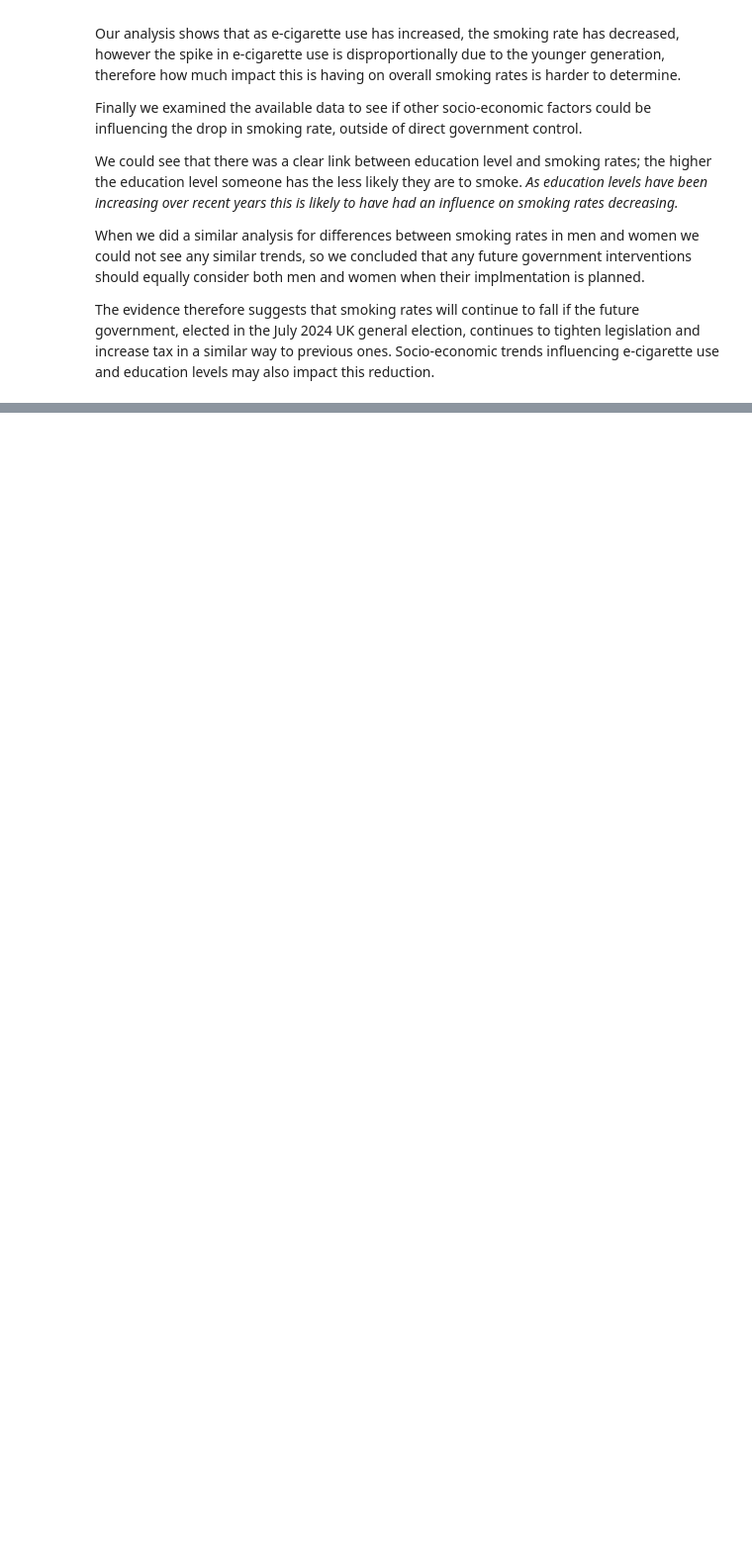
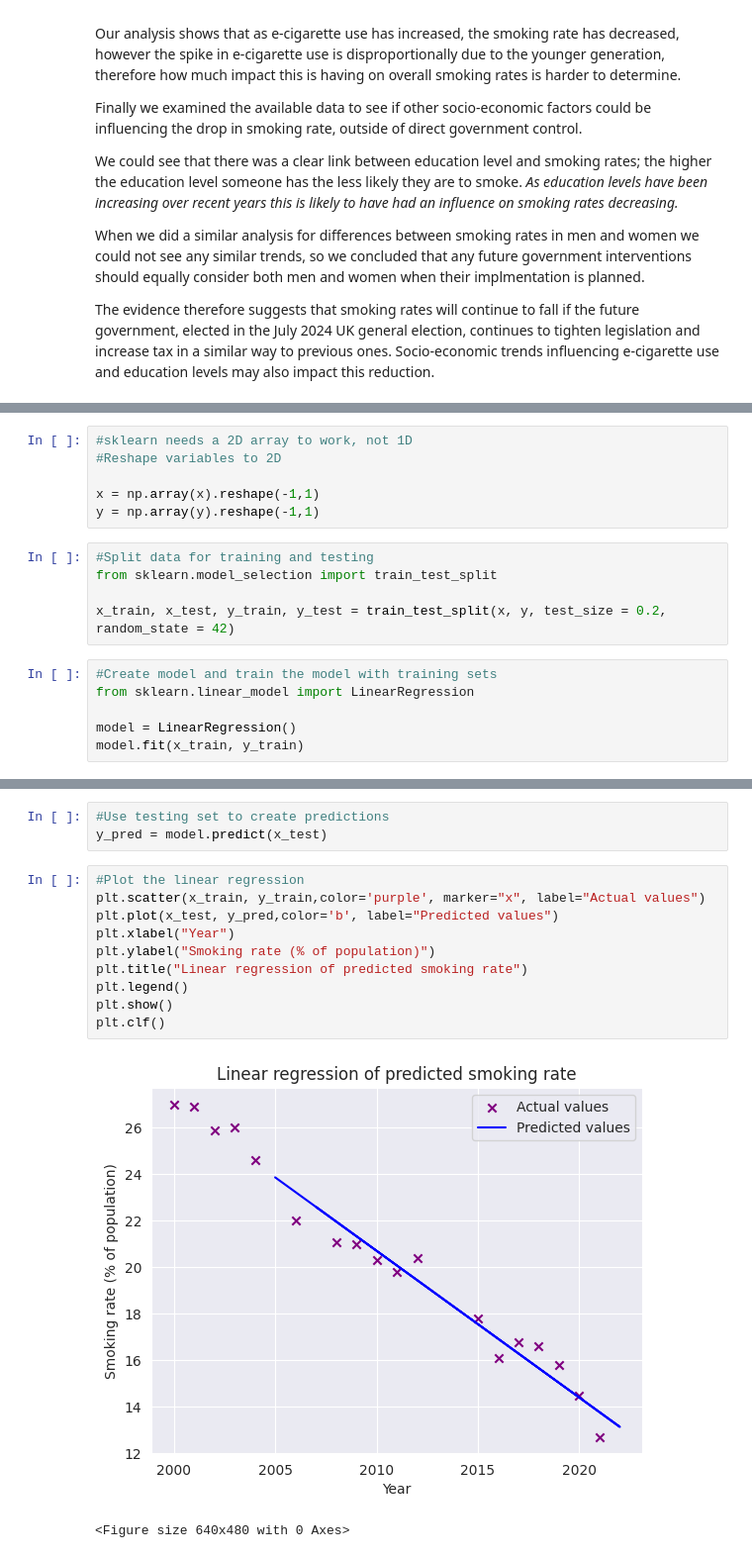
Before and after one commit to rhobaker/Data_Project, a Jupyter notebook: Main_Jupyter_workbook_Rhona.ipynb, the cells around one changed output, grey strips where cells are left out. Shown at 99% size. Drawn from its saved outputs; the diff is of its cells as text; blank space fills up the shorter version.

```diff
--- a/Main_Jupyter_workbook_Rhona.ipynb
+++ b/Main_Jupyter_workbook_Rhona.ipynb
@@ -1582,0 +1377,17 @@ The evidence therefore suggests that smoking rates will continue to fall if the
+# %%
+#sklearn needs a 2D array to work, not 1D
+#Reshape variables to 2D
+
+x = np.array(x).reshape(-1,1)
+y = np.array(y).reshape(-1,1)
+# %%
+#Split data for training and testing
+from sklearn.model_selection import train_test_split
+
+x_train, x_test, y_train, y_test = train_test_split(x, y, test_size = 0.2, random_state = 42)
+# %%
+#Create model and train the model with training sets
+from sklearn.linear_model import LinearRegression
+
+model = LinearRegression()
+model.fit(x_train, y_train)
@@ -1582,0 +1405,16 @@ The evidence therefore suggests that smoking rates will continue to fall if the
+# %%
+#Use testing set to create predictions
+y_pred = model.predict(x_test)
+# %%
+#Plot the linear regression
+plt.scatter(x_train, y_train,color='purple', marker="x", label="Actual values")
+plt.plot(x_test, y_pred,color='b', label="Predicted values")
+plt.xlabel("Year")
+plt.ylabel("Smoking rate (% of population)")
+plt.title("Linear regression of predicted smoking rate")
+plt.legend()
+plt.show()
+plt.clf()
+# %% [output]
+[figure, added]
+<Figure size 640x480 with 0 Axes>
```
Also changed, not shown: parts of 57 cells of this notebook.
